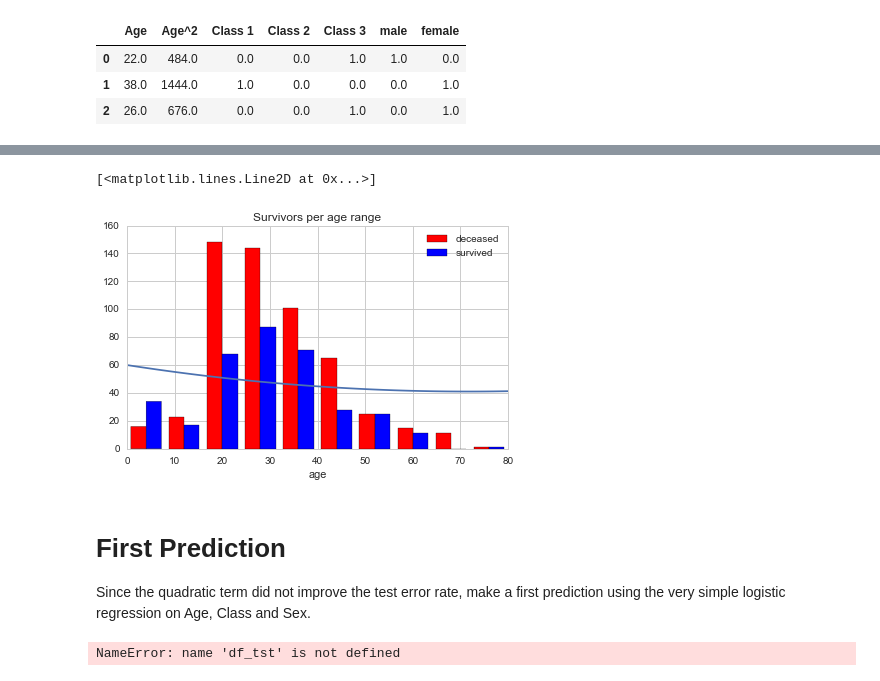
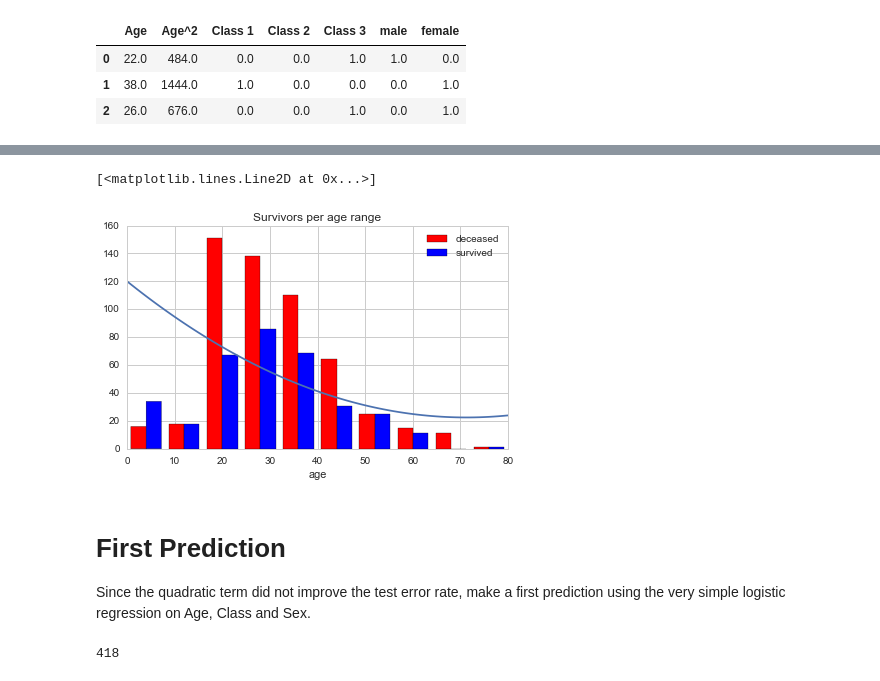
Before and after one commit to albertwildeman/Kaggle-Titanic, a Jupyter notebook: exploration.ipynb, the cells around one changed output, grey strips where cells are left out. Cells and saved outputs as stored; diff of their text form; code cells hidden in the pictures.

```diff
--- a/exploration.ipynb
+++ b/exploration.ipynb
@@ -294,12 +286,12 @@ OneHotEncoder(categorical_features='all', dtype=<class 'float'>,
 # %%
 # Create a dataframe holding the one-hot-encoded terms for Class and Sex
 onehotenc_cs = OneHotEncoder(sparse=False)
-x_cs_ndarray = onehotenc_cs.fit_transform(df_trn.loc[:,['Pclass', 'Sex']].copy())
+x_cs_ndarray = onehotenc_cs.fit_transform(df.loc[:,['Pclass', 'Sex']].copy())
 x_cs = pd.DataFrame(data = x_cs_ndarray, columns = ['Class 1', 'Class 2', 'Class 3', 'male','female'])
 
 x_acs = pd.concat([x_a, x_cs], axis=1)
 # %%
-logreg3 = LogisticRegression(C=1000000.0)
-logreg3.fit(x_acs, y)
-print("Model score: " + str(logreg3.score(x_acs, y)))
+logreg3 = LogisticRegression(C=100000000.0)
+logreg3.fit(x_acs[:n_trn], y[:n_trn])
+print("Model score: " + str(logreg3.score(x_acs[:n_trn], y[:n_trn])))
 # %% [output]
@@ -318,7 +301,7 @@ This is significantely better. Now add a quadratic term for age (a quadratic ter
 ## Quadratic in Age, with Class and Sex included
 # %%
 # Create a dataframe holding the linear and quadratic term in Age
-temp_age = df_trn['Age'].copy().reshape(-1,1)
+temp_age = df.loc[:,'Age'].copy().reshape(-1,1)
 poly_feat = PolynomialFeatures(2, include_bias=False)
 x_a2_ndarray = poly_feat.fit_transform(temp_age)
 x_a2 = pd.DataFrame(data = x_a2_ndarray, columns = ['Age', 'Age^2'])
@@ -332,6 +315,6 @@ x_a2cs.head(3)
 | 2 | 26.0 | 676.0 | 0.0 | 0.0 | 1.0 | 0.0 | 1.0 |
 # %%
 logreg4 = LogisticRegression(C=1000000.0)
-logreg4.fit(x_a2cs, y)
-print("Model score: " + str(logreg4.score(x_a2cs, y)))
+logreg4.fit(x_a2cs[:n_trn], y[:n_trn])
+print("Model score: " + str(logreg4.score(x_a2cs[:n_trn], y[:n_trn])))
 # %% [output]
@@ -345,32 +328,25 @@ array([[ -5.28746216e-02,   3.68572767e-04,   1.33670886e+00,
 # %%
 # Plot the fitted quadratic function of Age
 fig = plt.figure()
 ax = fig.add_subplot(111)
 
 plt.hist(x_hist, n_bins, normed=0, histtype='bar', color=colors, label=['deceased', 'survived'])
 plt.legend(prop={'size': 10})
 plt.title('Survivors per age range')
 plt.xlabel('age')
 plt.tight_layout()
 
 line_x = np.arange(0, 81, 1)
 line_y = line_x * logreg4.coef_[0][0] + np.power(line_x,2) * logreg4.coef_[0][1]
-plt.plot(line_x,60+10*line_y)
+plt.plot(line_x,120+50*line_y)
 # %% [output]
 [<matplotlib.lines.Line2D at 0x...>]
-[figure, old version]
+[figure, new version]
 # %% [markdown]
 # First Prediction
 Since the quadratic term did not improve the test error rate, make a first prediction using the very simple logistic regression on Age, Class and Sex.
-# %%
-x_a_pred_ndarray = df_tst.loc[:,'Age'].copy().reshape(-1,1)
-x_a_pred = pd.DataFrame(data = x_a_pred_ndarray, columns = ['Age'])
-
-onehotenc_cs_pred = OneHotEncoder(sparse=False)
-x_cs_pred_ndarray = onehotenc_cs_pred.fit_transform(df_tst.loc[:,['Pclass', 'Sex']].copy())
-x_cs_pred = pd.DataFrame(data = x_cs_pred_ndarray, columns = ['Class 1', 'Class 2', 'Class 3', 'male','female'])
-
-x_acs_pred = pd.concat([x_a_pred, x_cs_pred], axis=1)
-logreg3.predict
-# %% [output]
-NameError: name 'df_tst' is not defined
+# %%
+pred = logreg3.predict(x_acs[n_trn:])
+len(pred)
+# %% [output]
+418
```
Also changed, not shown: parts of 17 cells of this notebook, 1 other file.
